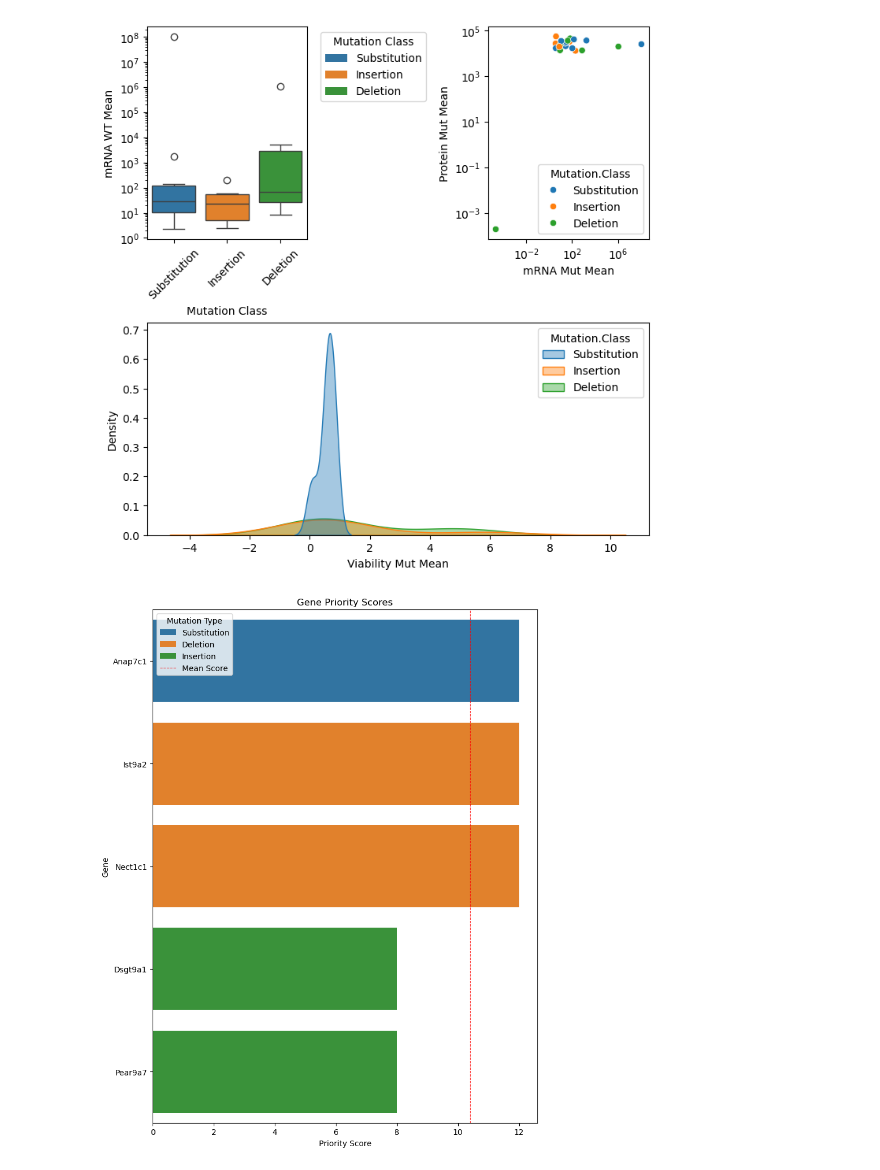
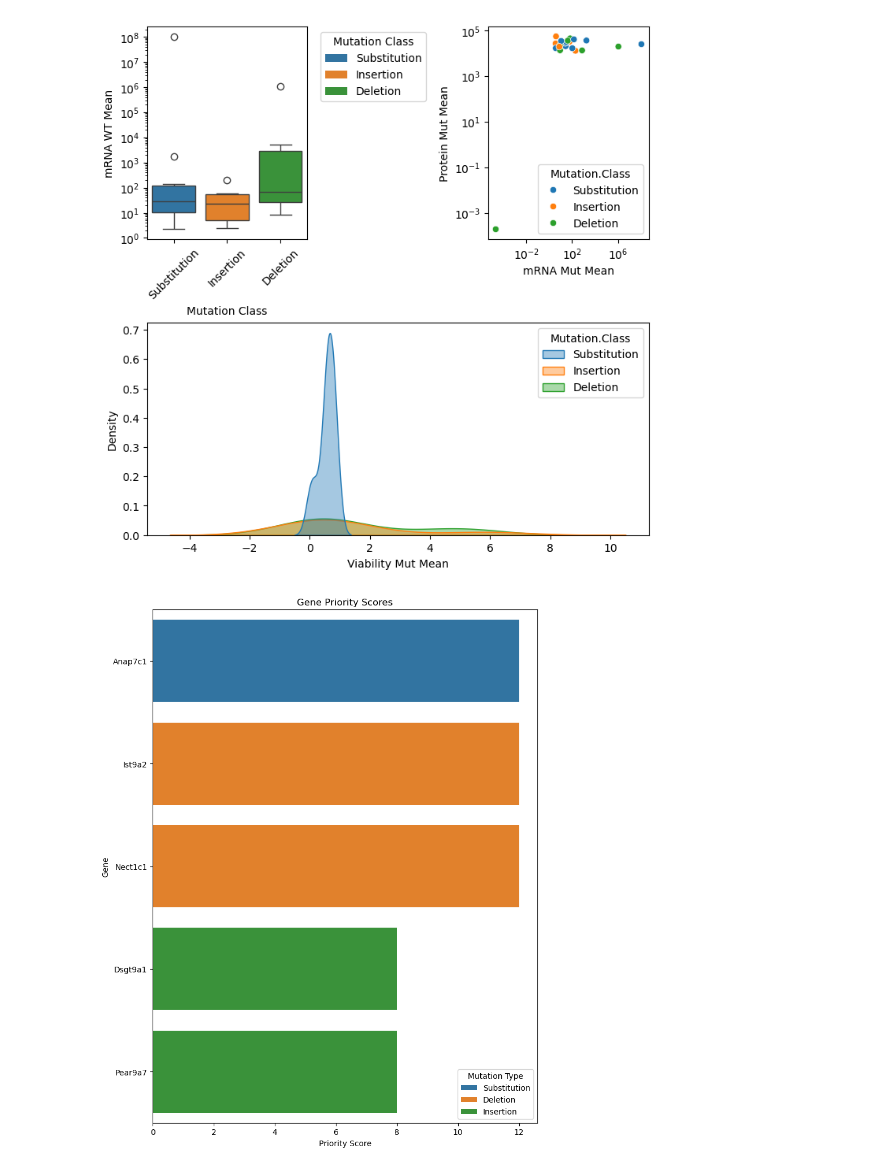
Before and after one commit to KMaiolino/BT5511_KAM, a Jupyter notebook: Biological Computation Report.ipynb, the cells around one changed output. Saved outputs shown, nothing was run; the diff lists cells and outputs as text; code cells hidden in the pictures.

Commit message:
Update to bar chart

```diff
--- a/Biological Computation Report.ipynb
+++ b/Biological Computation Report.ipynb
@@ -1440,24 +1440,22 @@ plt.show()
 # %%
 ## bar chart that shows the top 5 genes chosen
 
 ## import the scores we determined earlier
 scores_df = top5_df.sort_values("priority_score", ascending=True)
 
 ## create the plot
 fig, ax = plt.subplots(figsize=(8, 10))
 sbn.barplot(top5_df, x="priority_score", y="Gene",
             hue="mutation_type", ax=ax, orient="h")
 ax.set_title("Gene Priority Scores")
 ax.set_xlabel("Priority Score")
 ax.set_ylabel("Gene")
-ax.axvline(x=top5_df["priority_score"].mean(), color="red",
-           linestyle="--", linewidth=0.8, label="Mean Score")
 
 ## show which type of mutation each gene is
 ax.legend(title="Mutation Type")
 plt.tight_layout()
 
 ## display the plot
 plt.show()
 # %% [output]
-[figure, old version]
+[figure, new version]
```
